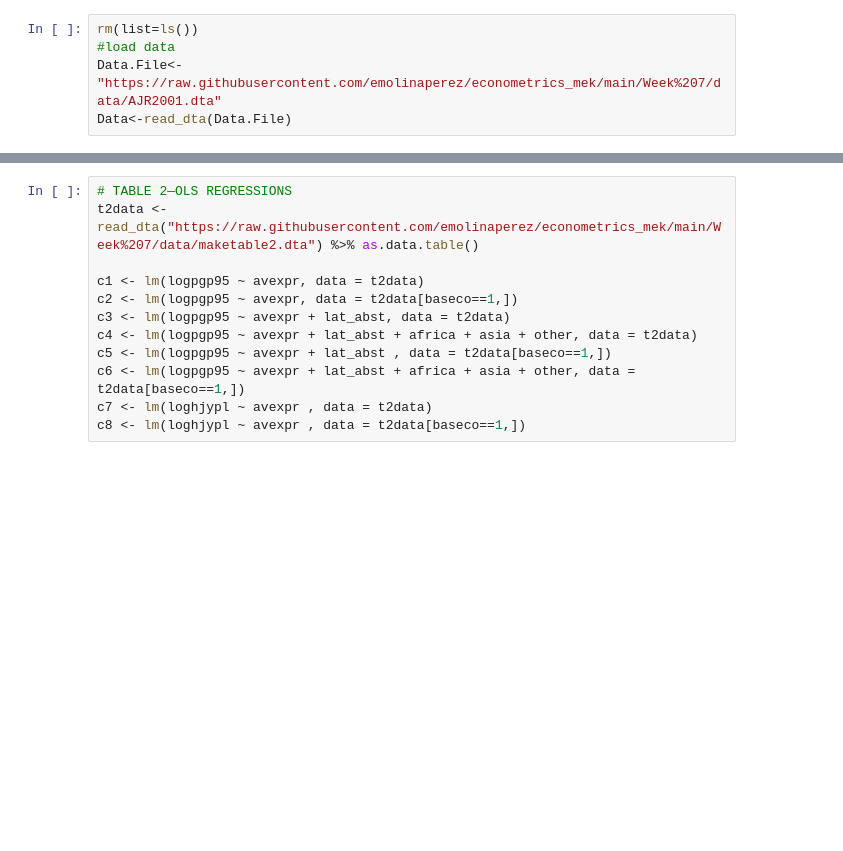
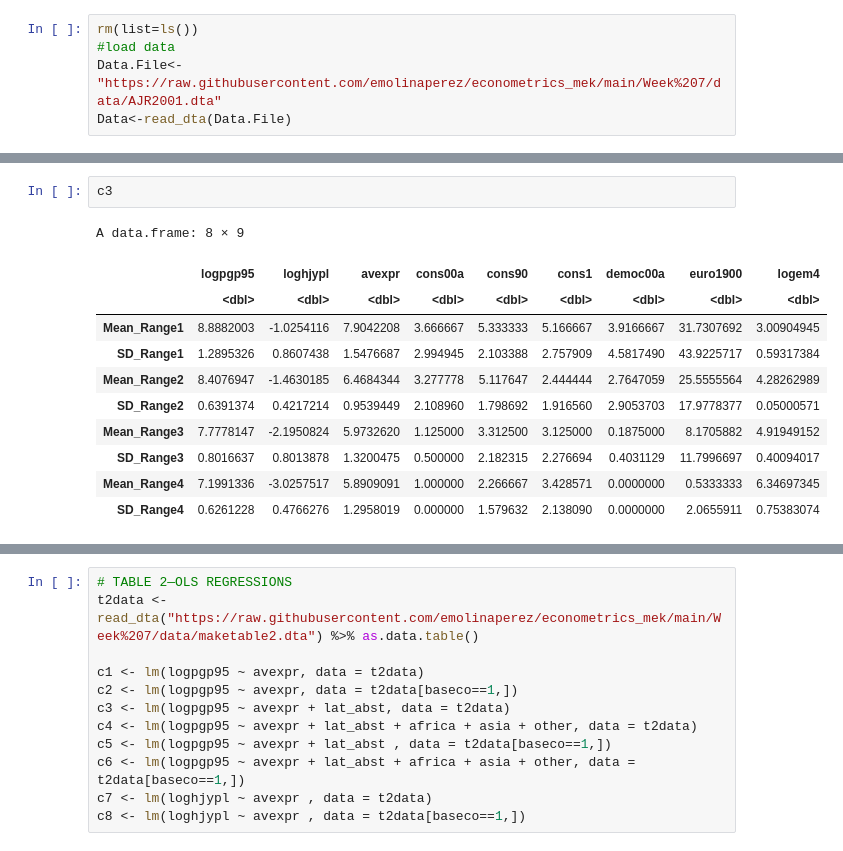
Before and after one commit to emolinaperez/econometrics_mek, a Jupyter notebook: Week 7/R/Week7_Lab.ipynb, the cells around one changed output, grey strips where cells are left out. Cells and saved outputs as stored; diff of their text form; blank space fills up the shorter version.

```diff
--- a/Week 7/R/Week7_Lab.ipynb
+++ b/Week 7/R/Week7_Lab.ipynb
@@ -131 +215,15 @@ stats_by_mortality <- function(dt, variables) {
+# %%
+c3
+# %% [output]
+A data.frame: 8 × 9
+|  | logpgp95 | loghjypl | avexpr | cons00a | cons90 | cons1 | democ00a | euro1900 | logem4 |
+|  | <dbl> | <dbl> | <dbl> | <dbl> | <dbl> | <dbl> | <dbl> | <dbl> | <dbl> |
+| Mean_Range1 | 8.8882003 | -1.0254116 | 7.9042208 | 3.666667 | 5.333333 | 5.166667 | 3.9166667 | 31.7307692 | 3.00904945 |
+| SD_Range1 | 1.2895326 | 0.8607438 | 1.5476687 | 2.994945 | 2.103388 | 2.757909 | 4.5817490 | 43.9225717 | 0.59317384 |
+| Mean_Range2 | 8.4076947 | -1.4630185 | 6.4684344 | 3.277778 | 5.117647 | 2.444444 | 2.7647059 | 25.5555564 | 4.28262989 |
+| SD_Range2 | 0.6391374 | 0.4217214 | 0.9539449 | 2.108960 | 1.798692 | 1.916560 | 2.9053703 | 17.9778377 | 0.05000571 |
+| Mean_Range3 | 7.7778147 | -2.1950824 | 5.9732620 | 1.125000 | 3.312500 | 3.125000 | 0.1875000 | 8.1705882 | 4.91949152 |
+| SD_Range3 | 0.8016637 | 0.8013878 | 1.3200475 | 0.500000 | 2.182315 | 2.276694 | 0.4031129 | 11.7996697 | 0.40094017 |
+| Mean_Range4 | 7.1991336 | -3.0257517 | 5.8909091 | 1.000000 | 2.266667 | 3.428571 | 0.0000000 | 0.5333333 | 6.34697345 |
+| SD_Range4 | 0.6261228 | 0.4766276 | 1.2958019 | 0.000000 | 1.579632 | 2.138090 | 0.0000000 | 2.0655911 | 0.75383074 |
 # %%
```
Also changed, not shown: parts of 49 cells of this notebook.
